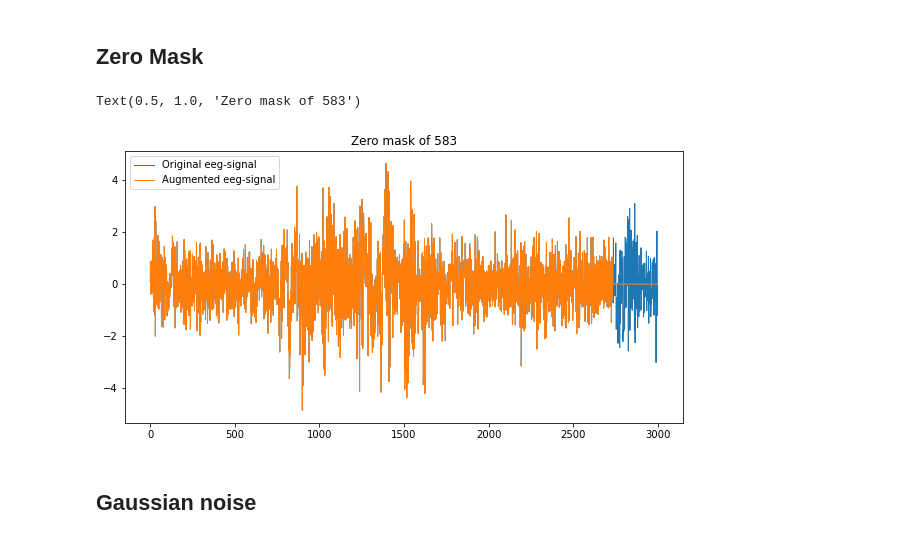
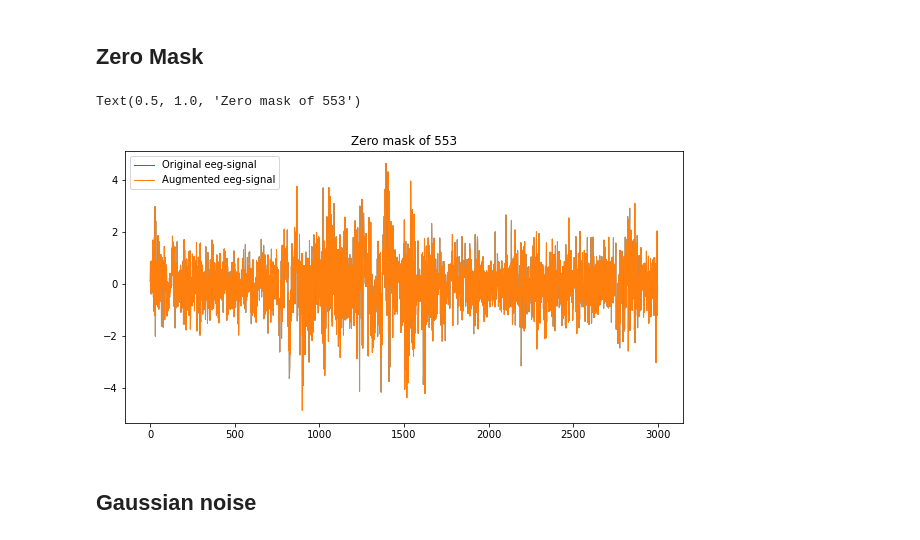
Before and after one commit to TomS55555/thesis, a Jupyter notebook: datasets/augmentations_test.ipynb, the cells around one changed output. Saved outputs shown, nothing was run; the diff lists cells and outputs as text; code cells hidden in the pictures.

```diff
--- a/datasets/augmentations_test.ipynb
+++ b/datasets/augmentations_test.ipynb
@@ -23,9 +23,10 @@ def plot_augmentation(x, x_aug):
 ds = SHHS_dataset_1('../../thesis01/data/', 1, 2)
 x = ds.__getitem__(1)[0]
 x_prev = ds.__getitem__(0)[0]
+p = 0
 dc = DCShift(mini=1,
              maxi=5,
-             prob=1,
+             prob=p,
              batch_size=1)
 x_dc = dc(x, x_prev)
 # %%
@@ -71,14 +72,14 @@ tensor(0.9840)
 # %%
 zm = ZeroMask(mini=400,
               maxi=600,
-              prob=1,
+              prob=p,
               batch_size=1)
 x_zm = zm(x, x_prev)
 plot_augmentation(x, x_zm)
 plt.title(f"Zero mask of {int(zm.u.item())}")
 # %% [output]
-Text(0.5, 1.0, 'Zero mask of 583')
+Text(0.5, 1.0, 'Zero mask of 553')
-[figure, old version]
+[figure, new version]
 # %% [markdown]
 ## Gaussian noise
 # %%
```
Also changed, not shown: parts of 13 cells of this notebook, 4 other files.
